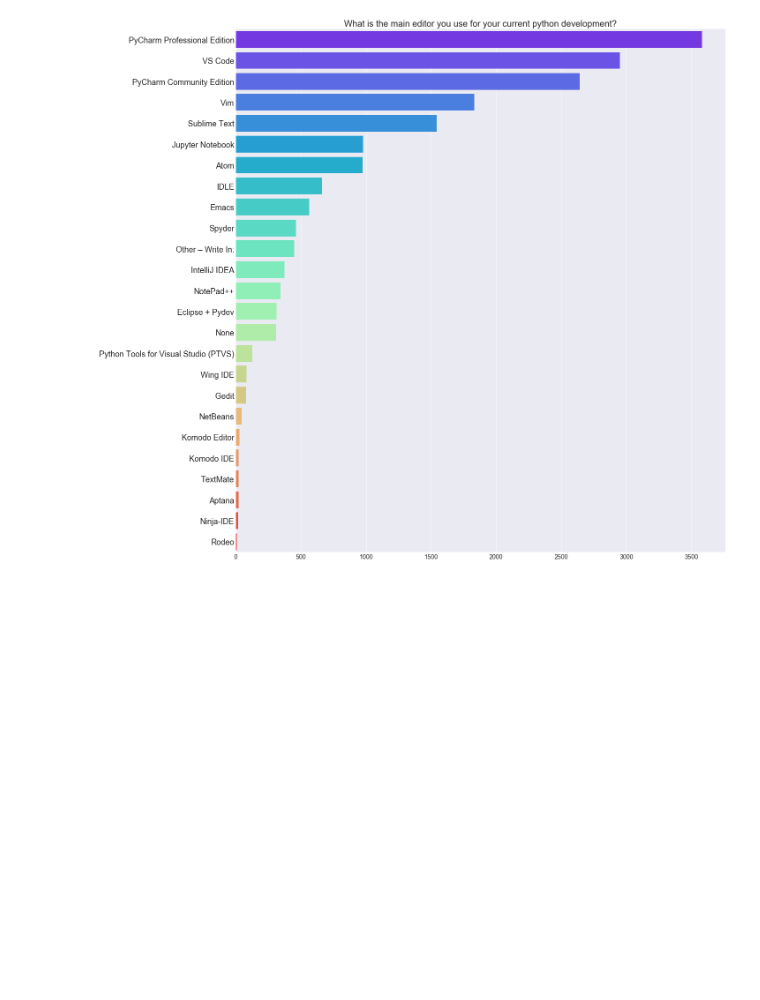
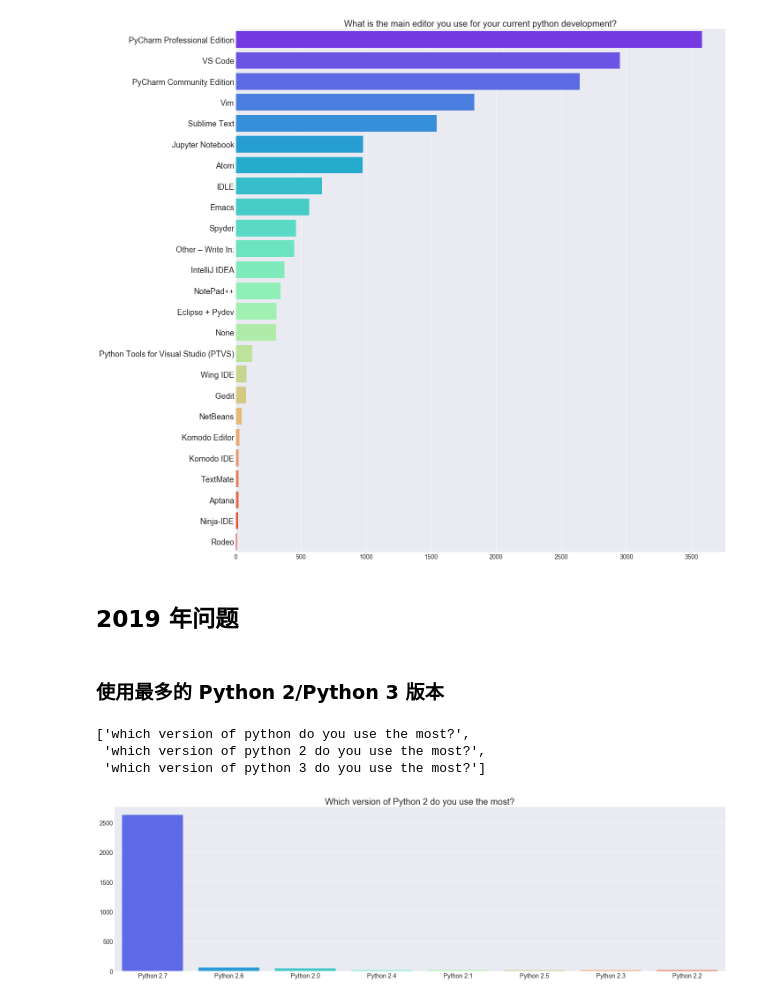
Before and after one commit to secsilm/analyzing-python-survey-2018, a Jupyter notebook: analyzing-python-survey-2018.ipynb, the cells around one changed output. Drawn from its saved outputs; the diff is of its cells as text; code cells hidden in the pictures; blank space fills up the shorter version.

Commit message:
Add figures

```diff
--- a/analyzing-python-survey-2018.ipynb
+++ b/analyzing-python-survey-2018.ipynb
@@ -829,3 +829,27 @@ plt.tight_layout()
 plt.title('What is the main editor you use for your current python development?', fontsize=20);
 # %% [output]
 [figure]
+# %% [markdown]
+## 2019 年问题
+# %% [markdown]
+### 使用最多的 Python 2/Python 3 版本
+# %%
+cols = find_cols(['which', 'version', 'python', 'use', 'most'])
+cols
+# %% [output]
+['which version of python do you use the most?',
+ 'which version of python 2 do you use the most?',
+ 'which version of python 3 do you use the most?']
+# %%
+py2 = survey[cols[1]]
+py3 = survey[cols[2]]
+# %%
+sns.countplot(py2, order=py2.value_counts().index, palette=sns.color_palette("rainbow", 8))
+plt.xticks(fontsize=14)
+plt.yticks(fontsize=14)
+plt.xlabel('')
+plt.ylabel('')
+plt.title('Which version of Python 2 do you use the most?', fontsize=20)
+plt.tight_layout()
+# %% [output]
+[figure, added]
```
Also changed, not shown: parts of 7 cells of this notebook.
